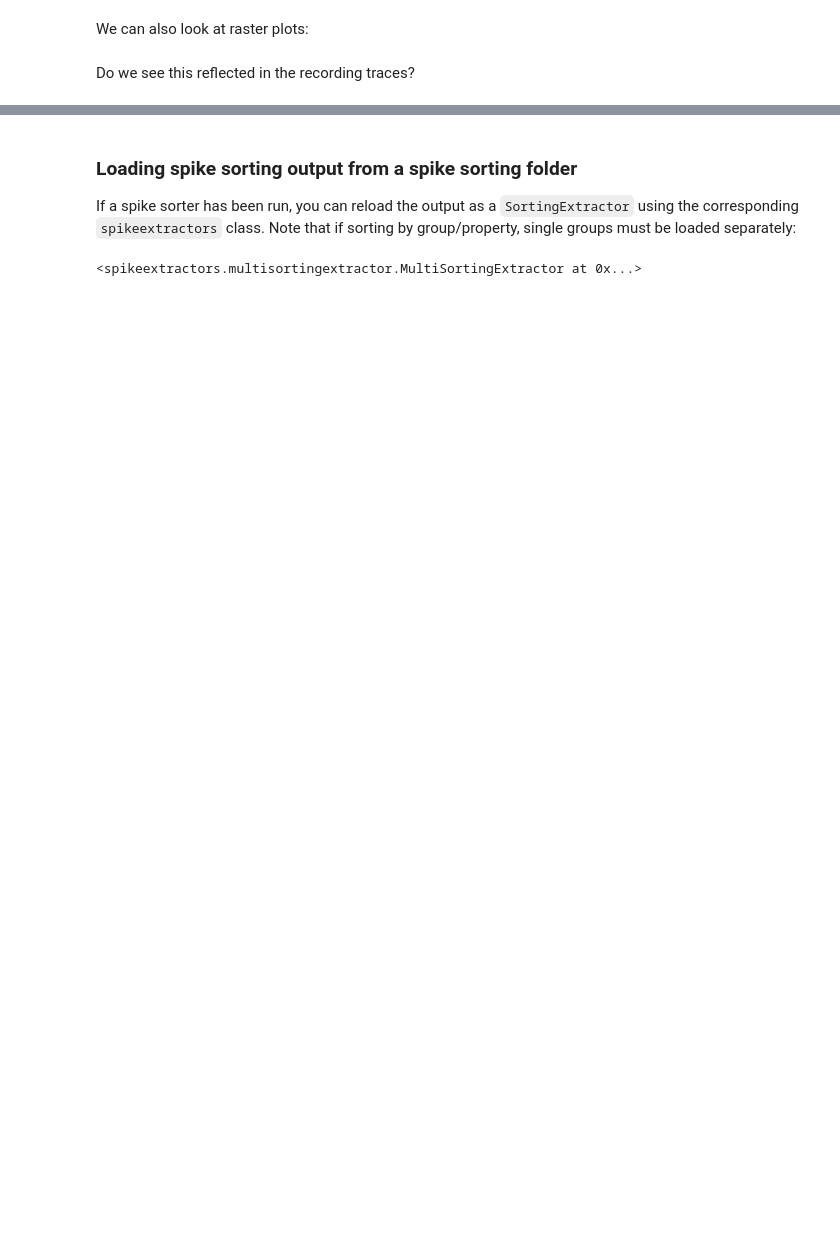
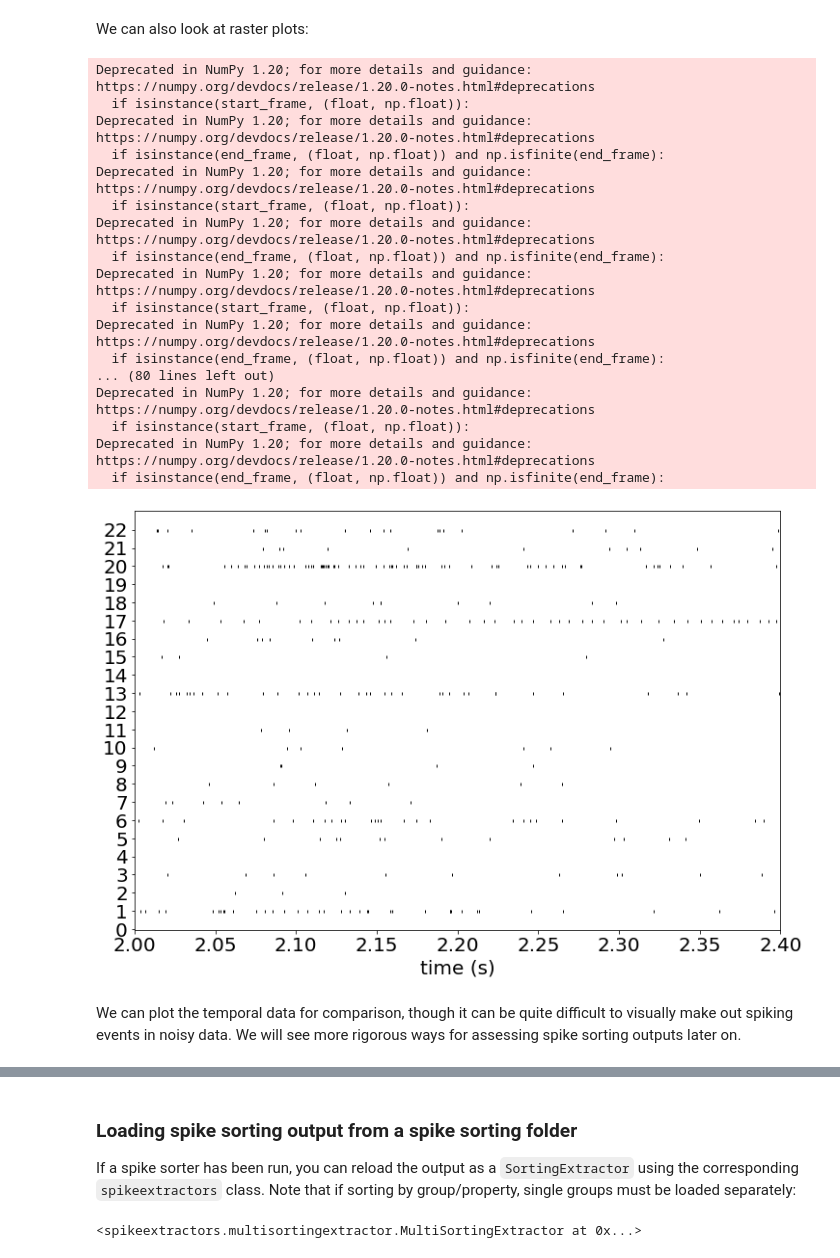
Before and after one commit to sbuergers/hussaini-lab-to-nwb-notebooks, a Jupyter notebook: tidy_venv/milestone2_modular_pipeline_colab.ipynb, the cells around one changed output, grey strips where cells are left out. Drawn from its saved outputs; the diff is of its cells as text; code cells hidden in the pictures; blank space fills up the shorter version.

```diff
--- a/tidy_venv/milestone2_modular_pipeline_colab.ipynb
+++ b/tidy_venv/milestone2_modular_pipeline_colab.ipynb
@@ -620,5 +659,24 @@ sw.plot_rasters?
 # %%
-w_rs = sw.plot_rasters(sorting_KL, trange=[0.19,0.2])
+w_rs = sw.plot_rasters(sorting_KL, trange=[2, 2.4])
+# %% [output]
+Deprecated in NumPy 1.20; for more details and guidance: https://numpy.org/devdocs/release/1.20.0-notes.html#deprecations
+  if isinstance(start_frame, (float, np.float)):
+Deprecated in NumPy 1.20; for more details and guidance: https://numpy.org/devdocs/release/1.20.0-notes.html#deprecations
+  if isinstance(end_frame, (float, np.float)) and np.isfinite(end_frame):
+Deprecated in NumPy 1.20; for more details and guidance: https://numpy.org/devdocs/release/1.20.0-notes.html#deprecations
+  if isinstance(start_frame, (float, np.float)):
+Deprecated in NumPy 1.20; for more details and guidance: https://numpy.org/devdocs/release/1.20.0-notes.html#deprecations
+  if isinstance(end_frame, (float, np.float)) and np.isfinite(end_frame):
+Deprecated in NumPy 1.20; for more details and guidance: https://numpy.org/devdocs/release/1.20.0-notes.html#deprecations
+  if isinstance(start_frame, (float, np.float)):
+Deprecated in NumPy 1.20; for more details and guidance: https://numpy.org/devdocs/release/1.20.0-notes.html#deprecations
+  if isinstance(end_frame, (float, np.float)) and np.isfinite(end_frame):
+... (80 lines left out)
+Deprecated in NumPy 1.20; for more details and guidance: https://numpy.org/devdocs/release/1.20.0-notes.html#deprecations
+  if isinstance(start_frame, (float, np.float)):
+Deprecated in NumPy 1.20; for more details and guidance: https://numpy.org/devdocs/release/1.20.0-notes.html#deprecations
+  if isinstance(end_frame, (float, np.float)) and np.isfinite(end_frame):
+[figure, added]
 # %% [markdown]
-Do we see this reflected in the recording traces?
+We can plot the temporal data for comparison, though it can be quite difficult to visually make out spiking events in noisy data. We will see more rigorous ways for assessing spike sorting outputs later on.
 # %%
```
Also changed, not shown: parts of 32 cells of this notebook.
